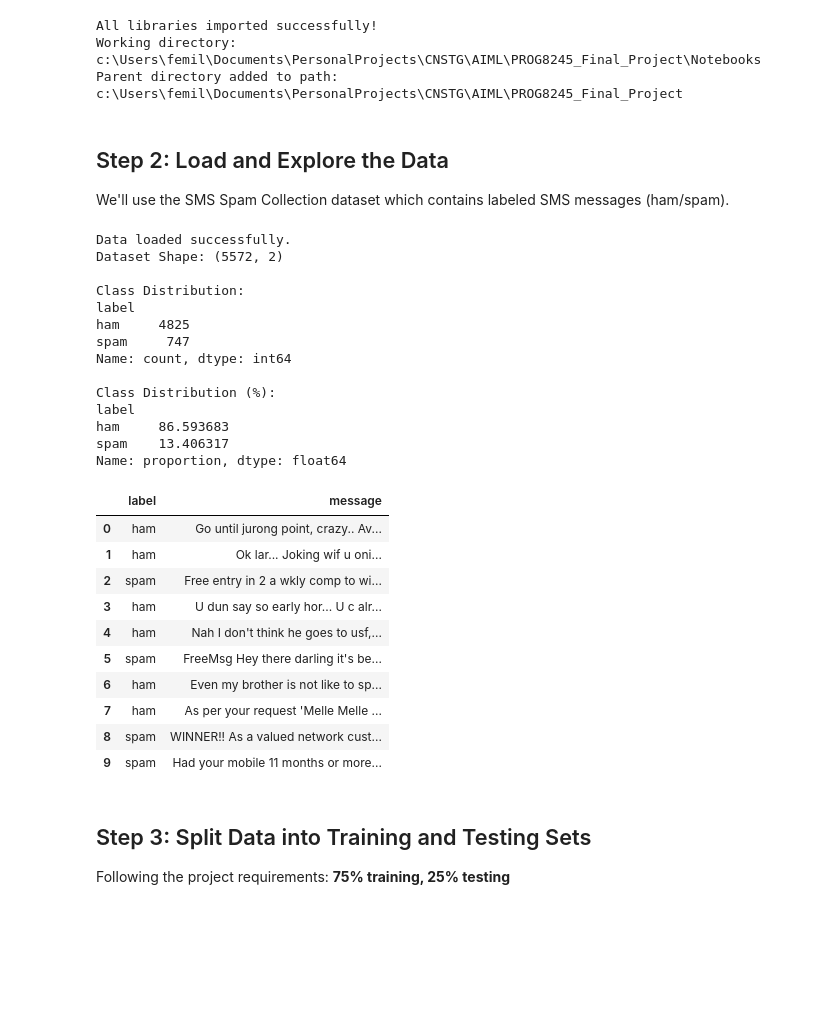
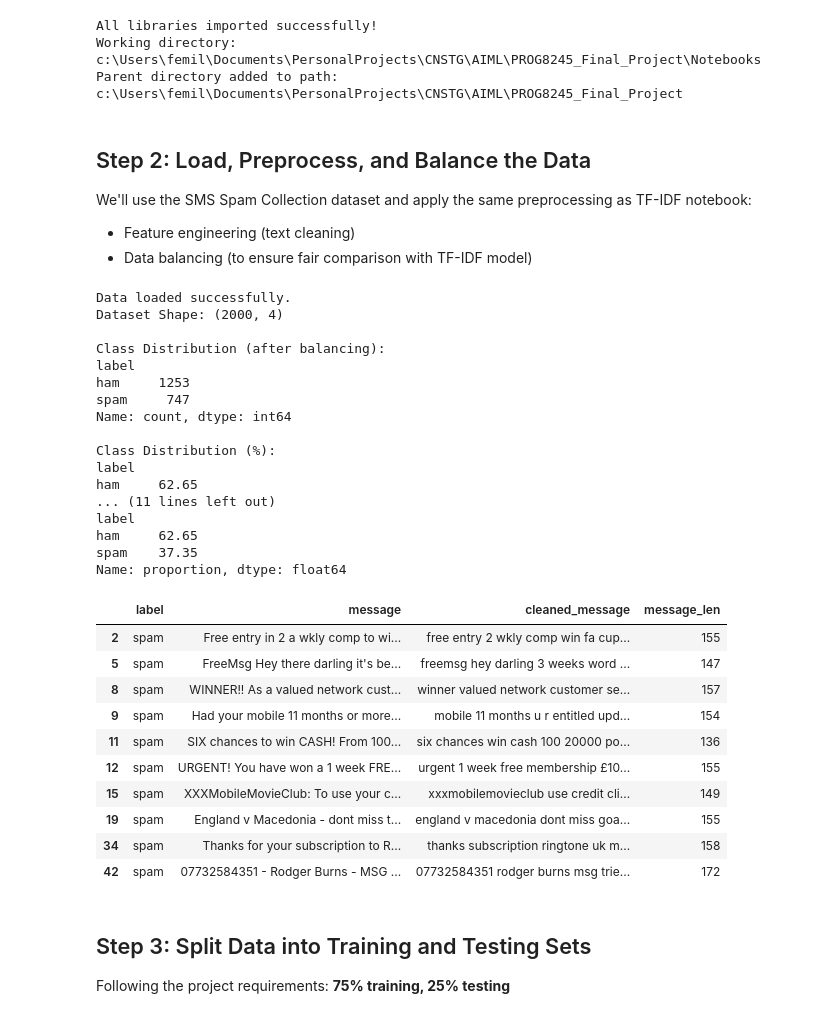
Before and after one commit to Mostafa-Allahmoradi/PROG8245_Final_Project, a Jupyter notebook: Notebooks/PCA-Reduced_Demo.ipynb, the cells around one changed output. Cells and saved outputs as stored; diff of their text form; code cells hidden in the pictures; blank space fills up the shorter version.

```diff
--- a/Notebooks/PCA-Reduced_Demo.ipynb
+++ b/Notebooks/PCA-Reduced_Demo.ipynb
@@ -83,52 +83,63 @@ All libraries imported successfully!
 Working directory: c:\Users\femil\Documents\PersonalProjects\CNSTG\AIML\PROG8245_Final_Project\Notebooks
 Parent directory added to path: c:\Users\femil\Documents\PersonalProjects\CNSTG\AIML\PROG8245_Final_Project
 # %% [markdown]
-## Step 2: Load and Explore the Data
+## Step 2: Load, Preprocess, and Balance the Data
 
-We'll use the SMS Spam Collection dataset which contains labeled SMS messages (ham/spam).
+We'll use the SMS Spam Collection dataset and apply the same preprocessing as TF-IDF notebook:
+- Feature engineering (text cleaning)
+- Data balancing (to ensure fair comparison with TF-IDF model)
 # %%
-# Load data using the DataProcessor class
+# Load data using the DataProcessor class (aligned with TF-IDF notebook)
 data_processor = DataProcessor(data_path="../data/raw/SMSSpamCollection")
-data_processor.load_data(sep="\t", header=None, names=['label', 'message'])
+data_processor.load_data(sep="\t", names=['label', 'message'])
+
+# Apply feature engineering (same as TF-IDF notebook)
+data_processor.feature_engineering()
+
+# Balance the dataset (same as TF-IDF notebook)
+data_processor.data_balancing()
 
 # Get the dataframe
 df = data_processor.data
 
 # Display basic info
 print(f"Dataset Shape: {df.shape}")
-print(f"\nClass Distribution:")
+print(f"\nClass Distribution (after balancing):")
 print(df['label'].value_counts())
 print(f"\nClass Distribution (%):")
 print(df['label'].value_counts(normalize=True) * 100)
 
 # Display sample data
 df.head(10)
 # %% [output]
 Data loaded successfully.
-Dataset Shape: (5572, 2)
+Dataset Shape: (2000, 4)
 
-Class Distribution:
+Class Distribution (after balancing):
 label
-ham     4825
+ham     1253
 spam     747
 Name: count, dtype: int64
 
 Class Distribution (%):
 label
-ham     86.593683
-spam    13.406317
+ham     62.65
+... (11 lines left out)
+label
+ham     62.65
+spam    37.35
 Name: proportion, dtype: float64
-|  | label | message |
-| 0 | ham | Go until jurong point, crazy.. Av... |
-| 1 | ham | Ok lar... Joking wif u oni... |
-| 2 | spam | Free entry in 2 a wkly comp to wi... |
-| 3 | ham | U dun say so early hor... U c alr... |
-| 4 | ham | Nah I don't think he goes to usf,... |
-| 5 | spam | FreeMsg Hey there darling it's be... |
-| 6 | ham | Even my brother is not like to sp... |
-| 7 | ham | As per your request 'Melle Melle ... |
-| 8 | spam | WINNER!! As a valued network cust... |
-| 9 | spam | Had your mobile 11 months or more... |
+|  | label | message | cleaned_message | message_len |
+| 2 | spam | Free entry in 2 a wkly comp to wi... | free entry 2 wkly comp win fa cup... | 155 |
+| 5 | spam | FreeMsg Hey there darling it's be... | freemsg hey darling 3 weeks word ... | 147 |
+| 8 | spam | WINNER!! As a valued network cust... | winner valued network customer se... | 157 |
+| 9 | spam | Had your mobile 11 months or more... | mobile 11 months u r entitled upd... | 154 |
+| 11 | spam | SIX chances to win CASH! From 100... | six chances win cash 100 20000 po... | 136 |
+| 12 | spam | URGENT! You have won a 1 week FRE... | urgent 1 week free membership £10... | 155 |
+| 15 | spam | XXXMobileMovieClub: To use your c... | xxxmobilemovieclub use credit cli... | 149 |
+| 19 | spam | England v Macedonia - dont miss t... | england v macedonia dont miss goa... | 155 |
+| 34 | spam | Thanks for your subscription to R... | thanks subscription ringtone uk m... | 158 |
+| 42 | spam | 07732584351 - Rodger Burns - MSG ... | 07732584351 rodger burns msg trie... | 172 |
 # %% [markdown]
 ## Step 3: Split Data into Training and Testing Sets
 
```
Also changed, not shown: parts of 10 cells of this notebook, 1 other file.
